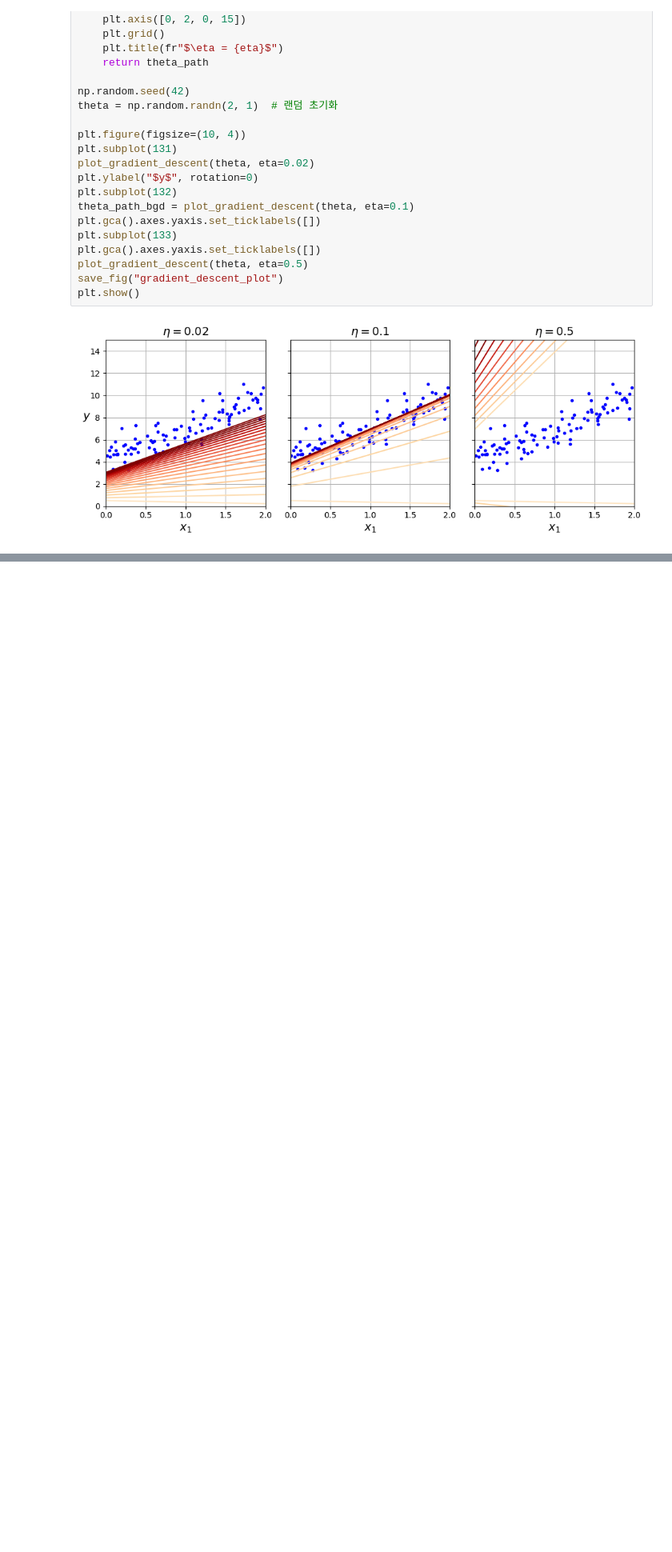
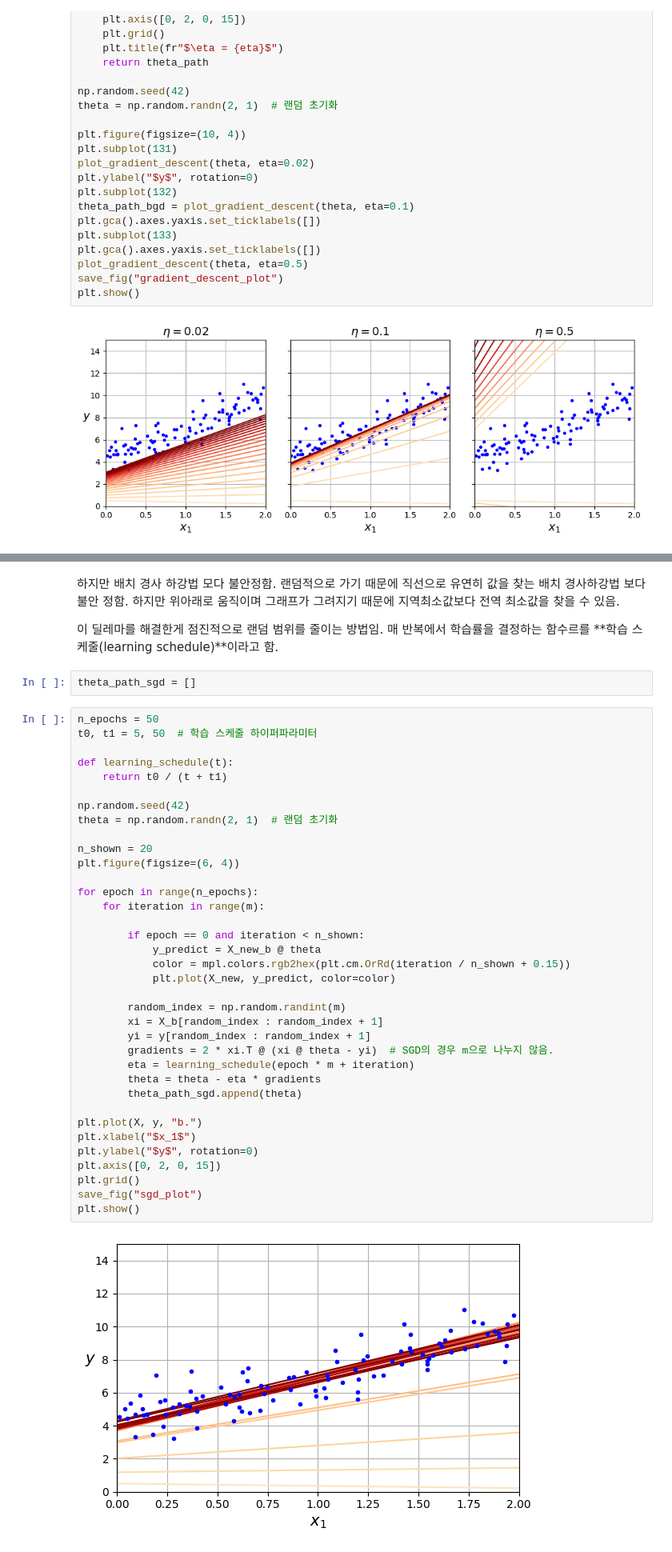
Before and after one commit to doyeon789/Study-AI, a Jupyter notebook: Hands-On ML3 Practice/04_training_linear_models/04_training_linear_models.ipynb, the cells around one changed output, grey strips where cells are left out. Shown at 80% size. Cells and saved outputs as stored; diff of their text form; blank space fills up the shorter version.

```diff
--- a/Hands-On ML3 Practice/04_training_linear_models/04_training_linear_models.ipynb
+++ b/Hands-On ML3 Practice/04_training_linear_models/04_training_linear_models.ipynb
@@ -304,0 +311,44 @@ plt.show()
+# %% [markdown]
+하지만 배치 경사 하강법 모다 불안정함. 랜덤적으로 가기 때문에 직선으로 유연히 값을 찾는 배치 경사하강법 보다 불안 정함. 하지만 위아래로 움직이며 그래프가 그려지기 때문에 지역최소값보다 전역 최소값을 찾을 수 있음.
+
+이 딜레마를 해결한게 점진적으로 랜덤 범위를 줄이는 방법임. 매 반복에서 학습률을 결정하는 함수르를 **학습 스케줄(learning schedule)**이라고 함.
+# %%
+theta_path_sgd = []
+# %%
+n_epochs = 50
+t0, t1 = 5, 50  # 학습 스케줄 하이퍼파라미터
+
+def learning_schedule(t):
+    return t0 / (t + t1)
+
+np.random.seed(42)
+theta = np.random.randn(2, 1)  # 랜덤 초기화
+
+n_shown = 20
+plt.figure(figsize=(6, 4))
+
+for epoch in range(n_epochs):
+    for iteration in range(m):
+
+        if epoch == 0 and iteration < n_shown:
+            y_predict = X_new_b @ theta
+            color = mpl.colors.rgb2hex(plt.cm.OrRd(iteration / n_shown + 0.15))
+            plt.plot(X_new, y_predict, color=color)
+
+        random_index = np.random.randint(m)
+        xi = X_b[random_index : random_index + 1]
+        yi = y[random_index : random_index + 1]
+        gradients = 2 * xi.T @ (xi @ theta - yi)  # SGD의 경우 m으로 나누지 않음.
+        eta = learning_schedule(epoch * m + iteration)
+        theta = theta - eta * gradients
+        theta_path_sgd.append(theta)
+
+plt.plot(X, y, "b.")
+plt.xlabel("$x_1$")
+plt.ylabel("$y$", rotation=0)
+plt.axis([0, 2, 0, 15])
+plt.grid()
+save_fig("sgd_plot")
+plt.show()
+# %% [output]
+[figure, added]
```
Also changed, not shown: parts of 5 cells of this notebook, 1 other file.
